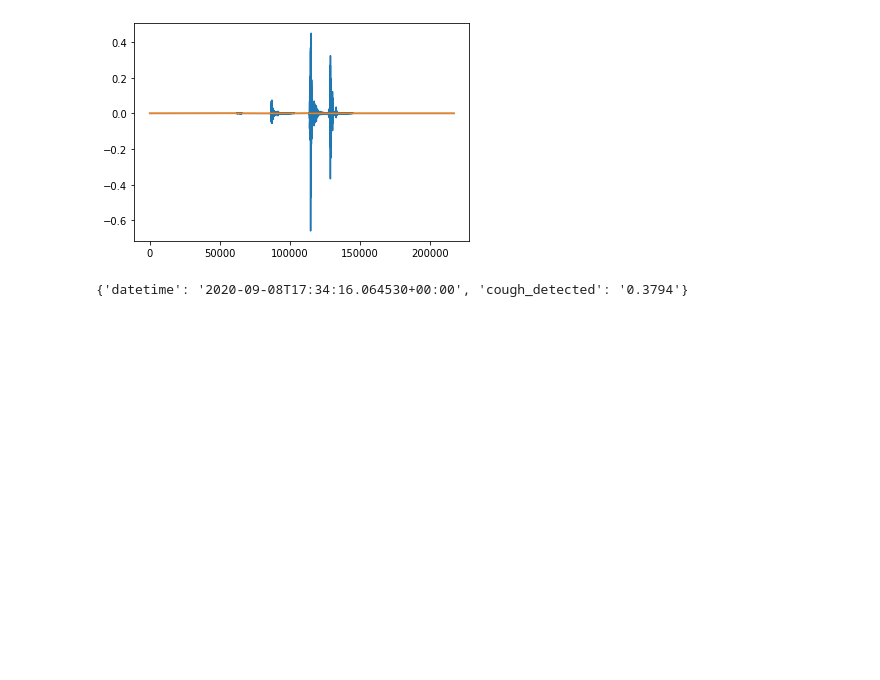
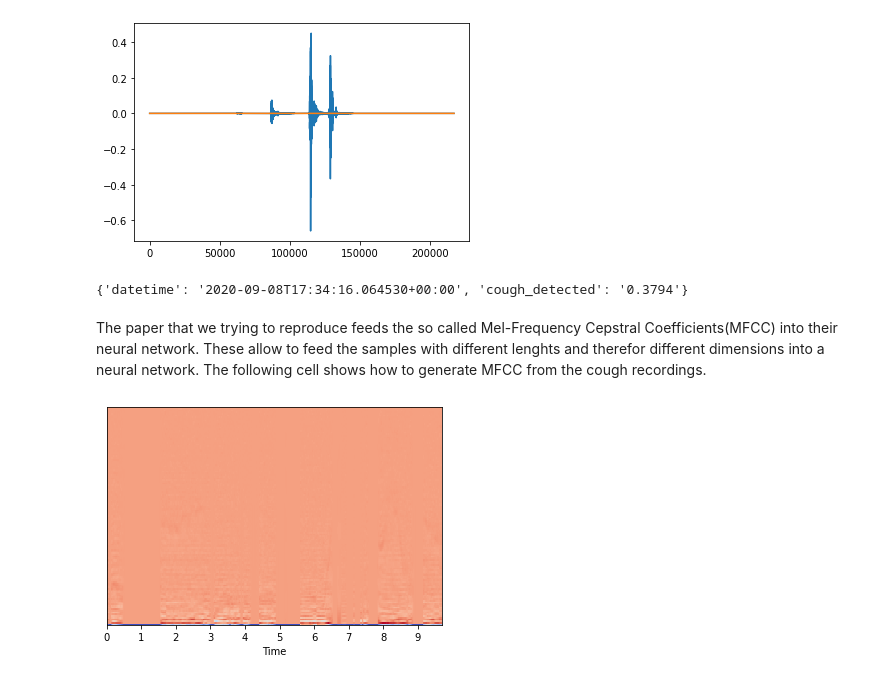
Before and after one commit to codingfabi/COUGHVID, a Jupyter notebook: Final_Project.ipynb, the cells around one changed output. Drawn from its saved outputs; the diff is of its cells as text; code cells hidden in the pictures; blank space fills up the shorter version.

```diff
--- a/Final_Project.ipynb
+++ b/Final_Project.ipynb
@@ -208,3 +223,17 @@ plt.plot(cough_mask)
 print(load_json_from_drive('testcough.json'))
 # %% [output]
 {'datetime': '2020-09-08T17:34:16.064530+00:00', 'cough_detected': '0.3794'}
+# %% [markdown]
+The paper that we trying to reproduce feeds the so called Mel-Frequency Cepstral Coefficients(MFCC) into their neural network. These allow to feed the samples with different lenghts and therefor different dimensions into a neural network. The following cell shows how to generate MFCC from the cough recordings.
+# %%
+x_for_mfcc, sr = load_soundfile_from_drive('0a24fc10-114f-4741-9d4d-516848db8edf.webm')
+#plt.plot(x_for_mfcc)
+
+mfccs = librosa.feature.mfcc(x_for_mfcc, sr=sr, n_mfcc=128)
+librosa.display.specshow(mfccs, sr=sr, x_axis='time')
+
+# or we can go like this directly
+
+S = librosa.feature.melspectrogram(y=x_for_mfcc, sr=sr, n_mels=128,fmax=8000)
+# %% [output]
+[figure, added]
```
Also changed, not shown: parts of 11 cells of this notebook.
